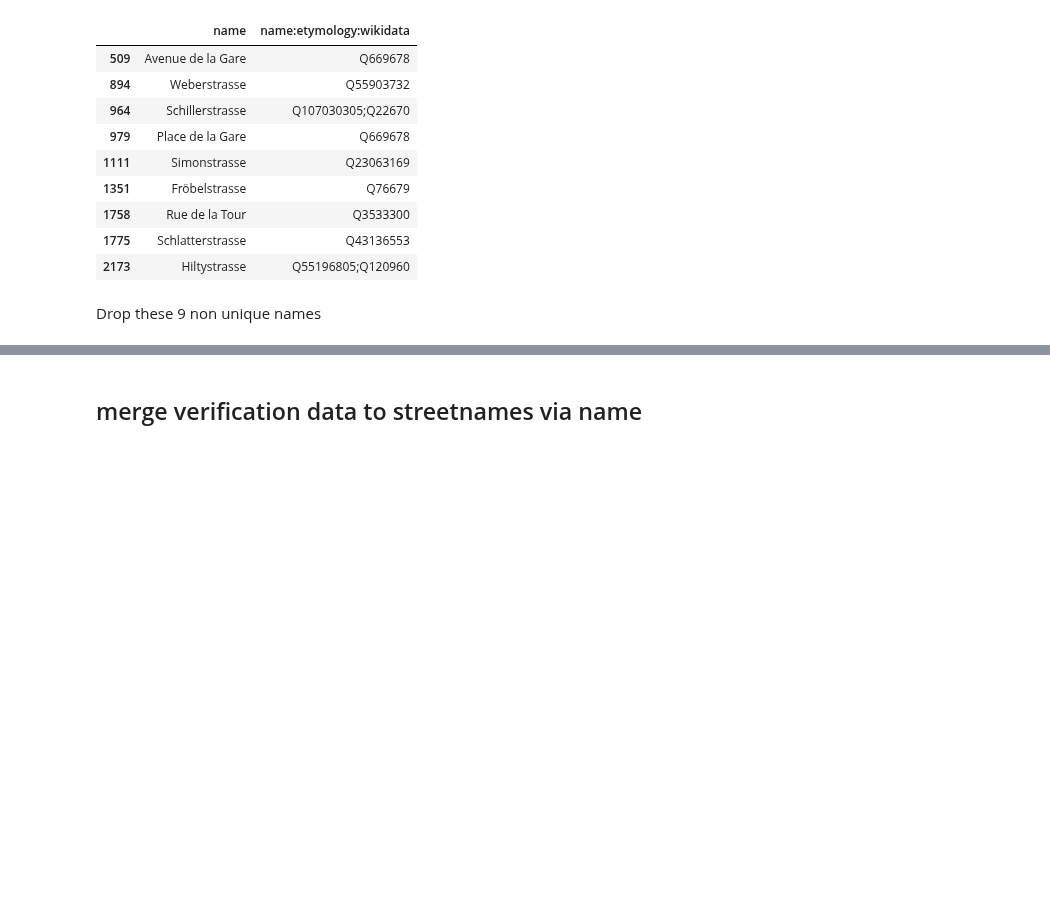
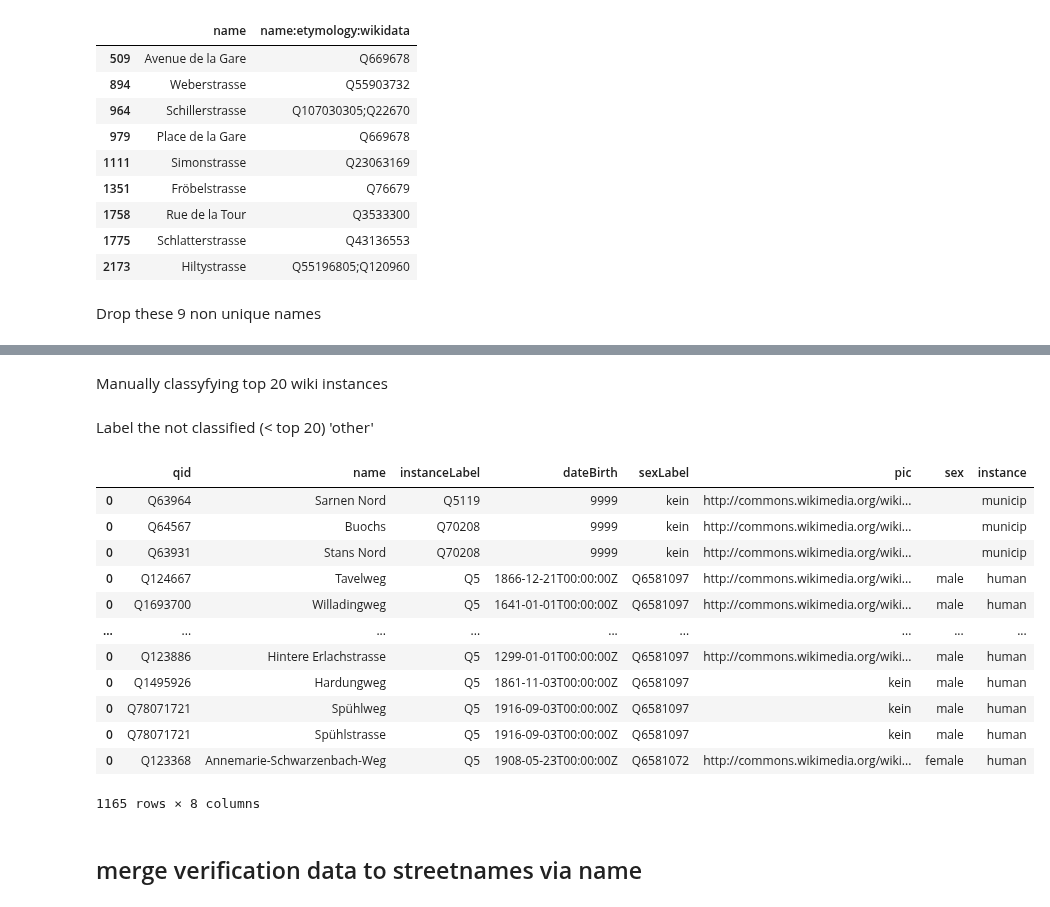
Before and after one commit to CaptainInler/cassda-zertifikatsarbeit, a Jupyter notebook: Evaluation/verification.ipynb, the cells around one changed output, grey strips where cells are left out. Saved outputs shown, nothing was run; the diff lists cells and outputs as text; code cells hidden in the pictures; blank space fills up the shorter version.

```diff
--- a/Evaluation/verification.ipynb
+++ b/Evaluation/verification.ipynb
@@ -165,0 +335,2 @@ uniqueValues = uniqueValues.drop_duplicates(subset=['name'])
+# %% [markdown]
+Manually classyfying top 20 wiki instances
@@ -165,0 +364,2 @@ uniqueValues = uniqueValues.drop_duplicates(subset=['name'])
+# %% [markdown]
+Label the not classified (< top 20) 'other'
@@ -166,3 +368,19 @@ uniqueValues = uniqueValues.drop_duplicates(subset=['name'])
+# %%
+dfr
+# %% [output]
+|  | qid | name | instanceLabel | dateBirth | sexLabel | pic | sex | instance |
+| 0 | Q63964 | Sarnen Nord | Q5119 | 9999 | kein | http://commons.wikimedia.org/wiki... |  | municip |
+| 0 | Q64567 | Buochs | Q70208 | 9999 | kein | http://commons.wikimedia.org/wiki... |  | municip |
+| 0 | Q63931 | Stans Nord | Q70208 | 9999 | kein | http://commons.wikimedia.org/wiki... |  | municip |
+| 0 | Q124667 | Tavelweg | Q5 | 1866-12-21T00:00:00Z | Q6581097 | http://commons.wikimedia.org/wiki... | male | human |
+| 0 | Q1693700 | Willadingweg | Q5 | 1641-01-01T00:00:00Z | Q6581097 | http://commons.wikimedia.org/wiki... | male | human |
+| ... | ... | ... | ... | ... | ... | ... | ... | ... |
+| 0 | Q123886 | Hintere Erlachstrasse | Q5 | 1299-01-01T00:00:00Z | Q6581097 | http://commons.wikimedia.org/wiki... | male | human |
+| 0 | Q1495926 | Hardungweg | Q5 | 1861-11-03T00:00:00Z | Q6581097 | kein | male | human |
+| 0 | Q78071721 | Spühlweg | Q5 | 1916-09-03T00:00:00Z | Q6581097 | kein | male | human |
+| 0 | Q78071721 | Spühlstrasse | Q5 | 1916-09-03T00:00:00Z | Q6581097 | kein | male | human |
+| 0 | Q123368 | Annemarie-Schwarzenbach-Weg | Q5 | 1908-05-23T00:00:00Z | Q6581072 | http://commons.wikimedia.org/wiki... | female | human |
+1165 rows × 8 columns
 # %% [markdown]
 ## merge verification data to streetnames via name
 # %%
```
Also changed, not shown: parts of 25 cells of this notebook, 1 other file.
